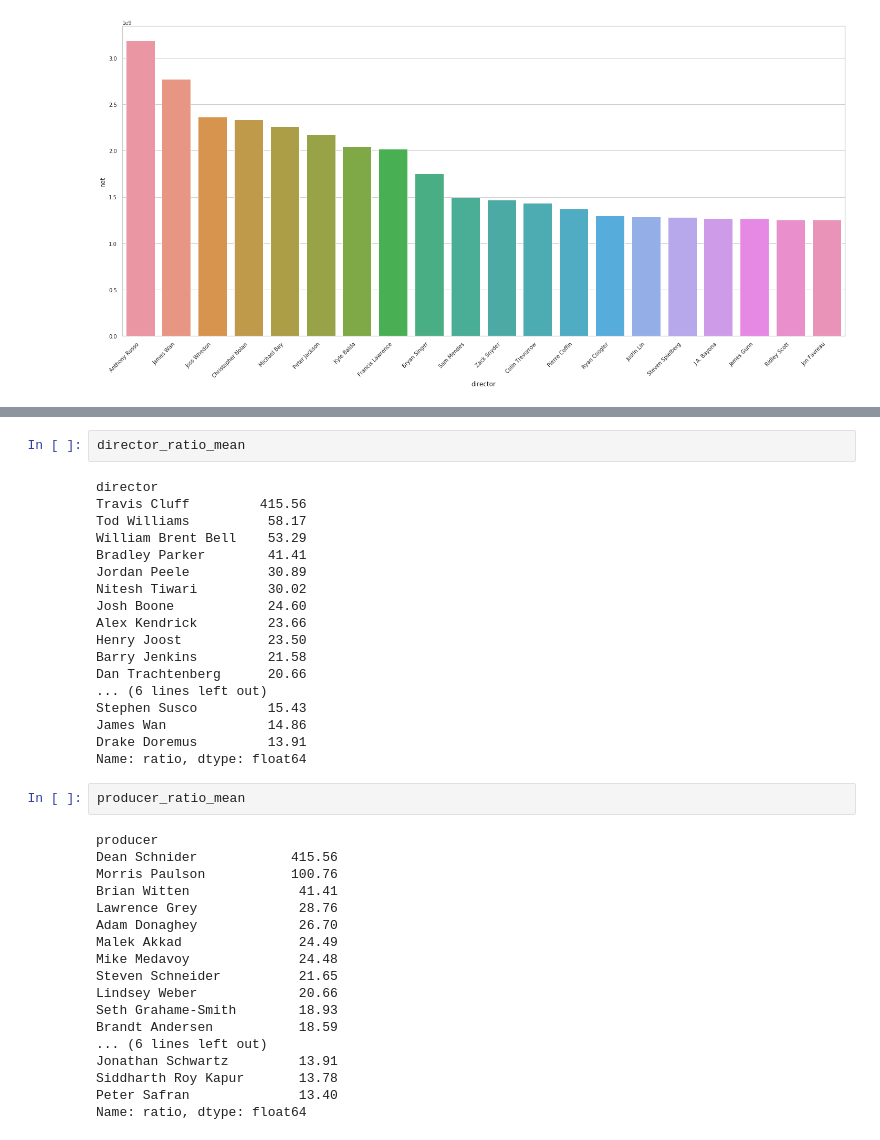
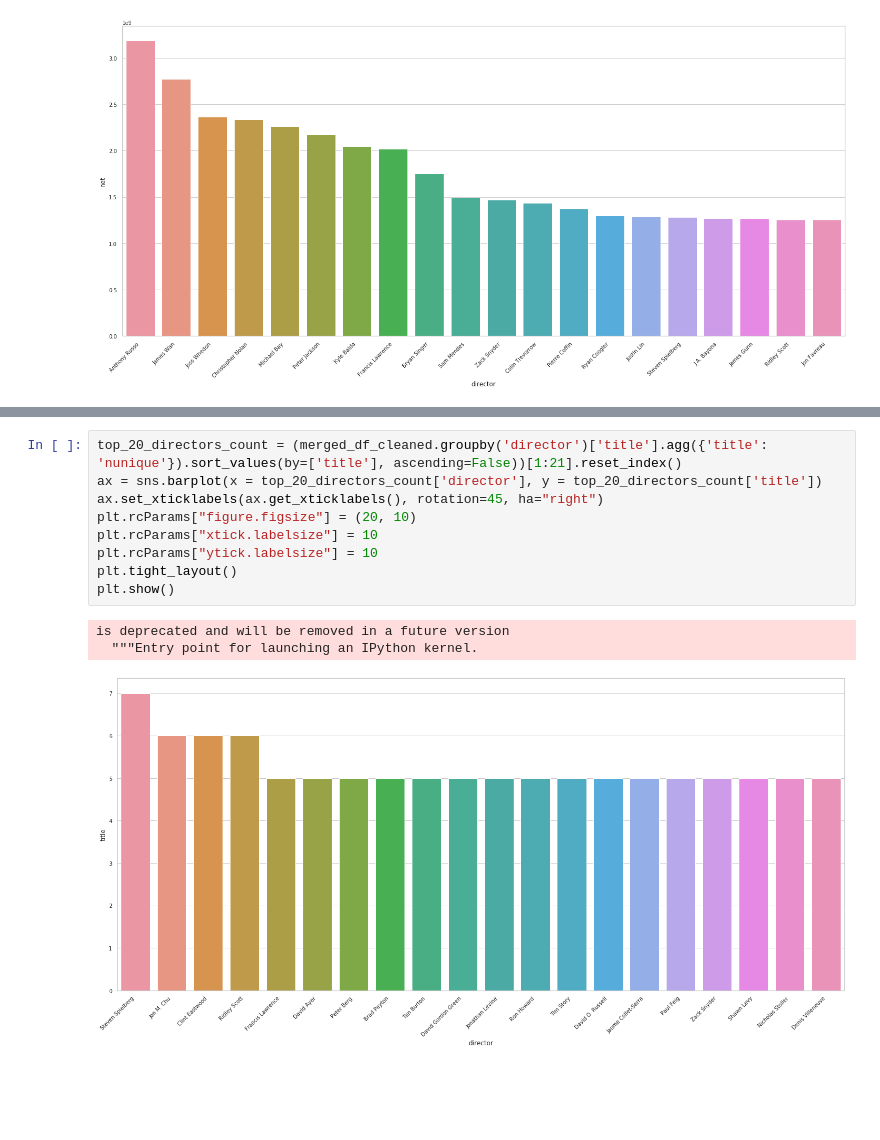
Before and after one commit to khayes847/mod-1-project, a Jupyter notebook: Project_Kyle.ipynb, the cells around one changed output, grey strips where cells are left out. Drawn from its saved outputs; the diff is of its cells as text; blank space fills up the shorter version.

Commit message:
update visuals (2)

```diff
--- a/Project_Kyle.ipynb
+++ b/Project_Kyle.ipynb
@@ -228,40 +255,13 @@ memory usage: 234.0+ KB
-# %%
-director_ratio_mean
-# %% [output]
-director
-Travis Cluff         415.56
-Tod Williams          58.17
-William Brent Bell    53.29
-Bradley Parker        41.41
-Jordan Peele          30.89
-Nitesh Tiwari         30.02
-Josh Boone            24.60
-Alex Kendrick         23.66
-Henry Joost           23.50
-Barry Jenkins         21.58
-Dan Trachtenberg      20.66
-... (6 lines left out)
-Stephen Susco         15.43
-James Wan             14.86
-Drake Doremus         13.91
-Name: ratio, dtype: float64
-# %%
-producer_ratio_mean
-# %% [output]
-producer
-Dean Schnider            415.56
-Morris Paulson           100.76
-Brian Witten              41.41
-Lawrence Grey             28.76
-Adam Donaghey             26.70
-Malek Akkad               24.49
-Mike Medavoy              24.48
-Steven Schneider          21.65
-Lindsey Weber             20.66
-Seth Grahame-Smith        18.93
-Brandt Andersen           18.59
-... (6 lines left out)
-Jonathan Schwartz         13.91
-Siddharth Roy Kapur       13.78
-Peter Safran              13.40
-Name: ratio, dtype: float64
+# %%
+top_20_directors_count = (merged_df_cleaned.groupby('director')['title'].agg({'title': 'nunique'}).sort_values(by=['title'], ascending=False))[1:21].reset_index()
+ax = sns.barplot(x = top_20_directors_count['director'], y = top_20_directors_count['title'])
+ax.set_xticklabels(ax.get_xticklabels(), rotation=45, ha="right")
+plt.rcParams["figure.figsize"] = (20, 10)
+plt.rcParams["xtick.labelsize"] = 10
+plt.rcParams["ytick.labelsize"] = 10
+plt.tight_layout()
+plt.show()
+# %% [output]
+is deprecated and will be removed in a future version
+  """Entry point for launching an IPython kernel.
+[figure, added]
```
Also changed, not shown: parts of 8 cells of this notebook.
